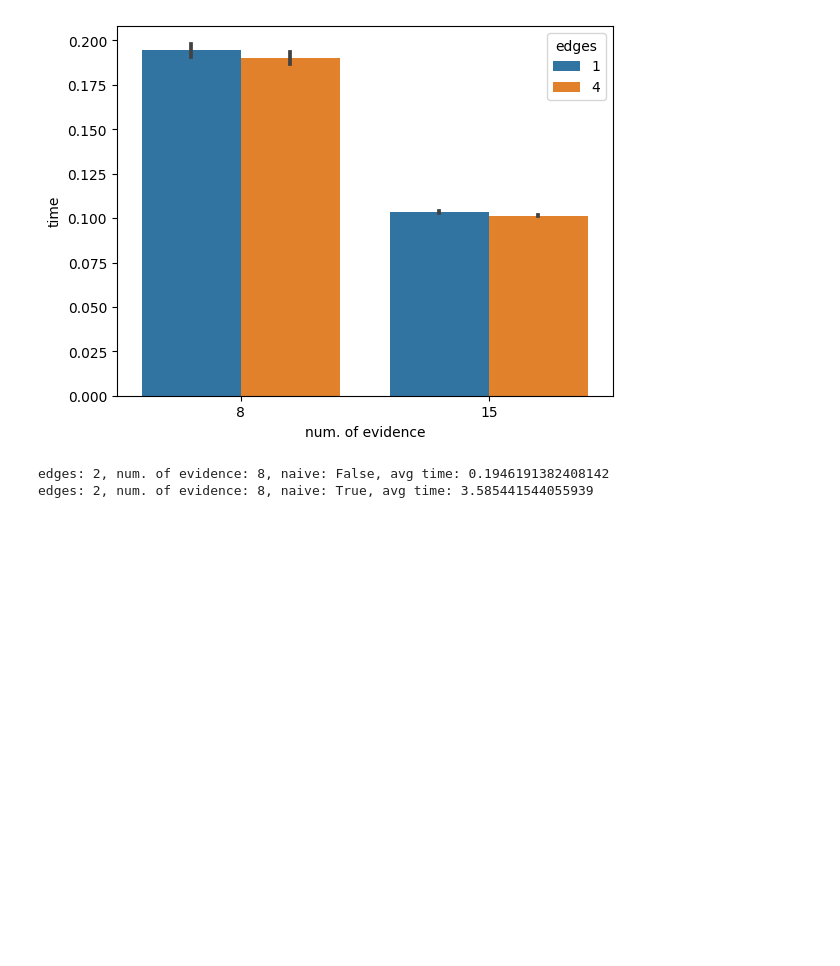
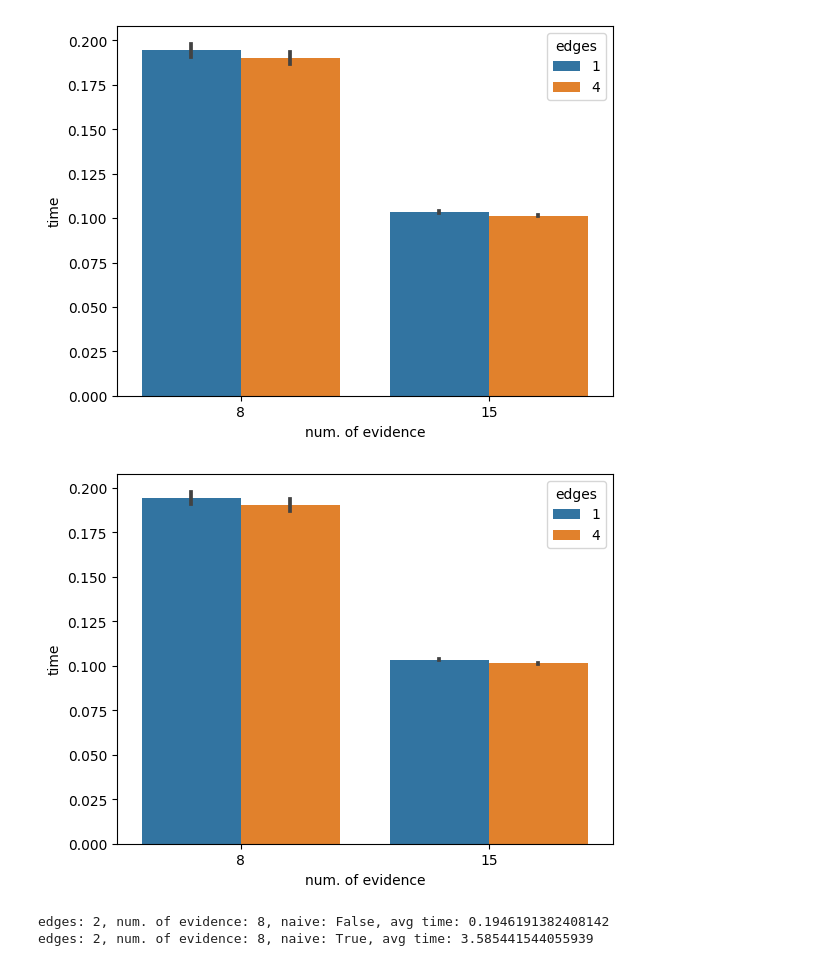
Before and after one commit to MateiAnton/KR21_project2, a Jupyter notebook: analysis.ipynb, the cells around one changed output. Saved outputs shown, nothing was run; the diff lists cells and outputs as text; code cells hidden in the pictures; blank space fills up the shorter version.

Commit message:
save results

```diff
--- a/analysis.ipynb
+++ b/analysis.ipynb
@@ -61,6 +64,12 @@ edges: 1 , num. of evidence: 15, avg time: 0.1035037887096405
 edges: 4 , num. of evidence: 8, avg time: 0.19018256044387818
 edges: 4 , num. of evidence: 15, avg time: 0.101315443277359
 [figure]
+# %%
+df1.to_pickle("results/df1.pkl")
+sb.barplot(x="num. of evidence", y="time", data=df1, hue="edges");
+plt.savefig("results/df1.pdf")
+# %% [output]
+[figure, added]
 # %%
 # mpe naive vs normal
 
```
Also changed, not shown: parts of 2 cells of this notebook, 4 other files.
